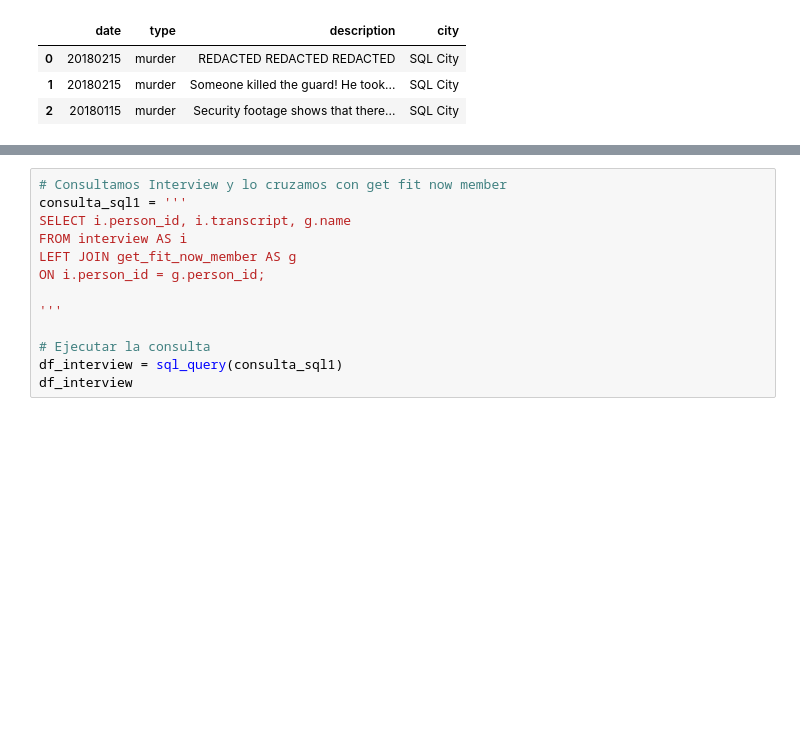
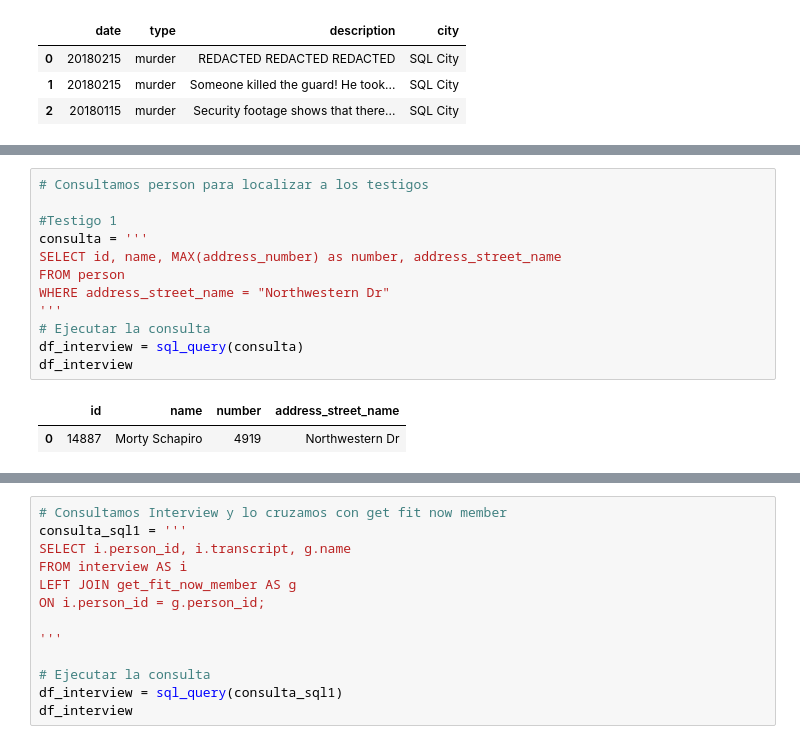
Before and after one commit to BrendzRdgz/TeamChallenge6, a Jupyter notebook: SQL Murder/Parte_I_SQL Game.ipynb, the cells around one changed output, grey strips where cells are left out. Drawn from its saved outputs; the diff is of its cells as text; blank space fills up the shorter version.

```diff
--- a/SQL Murder/Parte_I_SQL Game.ipynb
+++ b/SQL Murder/Parte_I_SQL Game.ipynb
@@ -101,0 +158,15 @@ df_Crime_scene
+# %%
+# Consultamos person para localizar a los testigos
+
+#Testigo 1
+consulta = '''
+SELECT id, name, MAX(address_number) as number, address_street_name
+FROM person
+WHERE address_street_name = "Northwestern Dr"
+'''
+# Ejecutar la consulta
+df_interview = sql_query(consulta)
+df_interview
+# %% [output]
+|  | id | name | number | address_street_name |
+| 0 | 14887 | Morty Schapiro | 4919 | Northwestern Dr |
```
Also changed, not shown: parts of 19 cells of this notebook.
